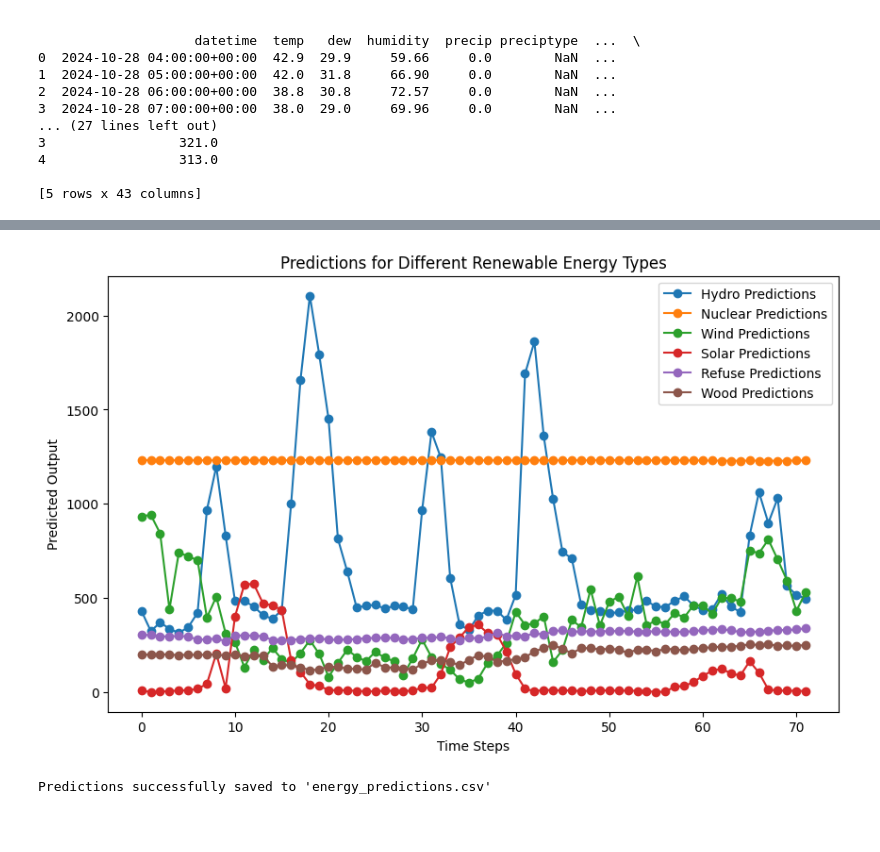
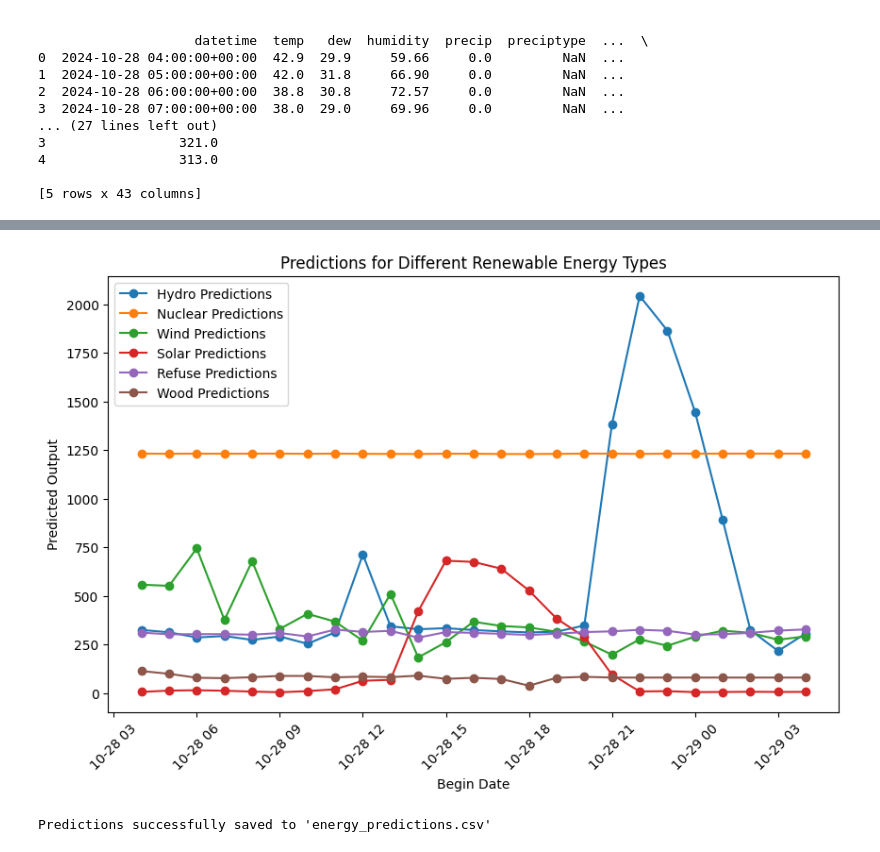
Before and after one commit to MatGBU/sdweblite, a Jupyter notebook: Prototype/Prototype2.ipynb, the cells around one changed output, grey strips where cells are left out. Cells and saved outputs as stored; diff of their text form; code cells hidden in the pictures; blank space fills up the shorter version.

```diff
--- a/Prototype/Prototype2.ipynb
+++ b/Prototype/Prototype2.ipynb
@@ -26,7 +26,7 @@ WARNING:absl:Compiled the loaded model, but the compiled metrics have yet to be
 WARNING:absl:Compiled the loaded model, but the compiled metrics have yet to be built. `model.compile_metrics` will be empty until you train or evaluate the model.
 # %%
 testdata = pd.read_csv('C:/Users/Avishai/Desktop/Senior-project/Ml/getData/outputtestdata.csv')
-trainingdata = pd.read_csv('C:/Users/Avishai/Desktop/Senior-project/Two_Year_Training_Set.csv')
+trainingdata = pd.read_csv('C:/Users/Avishai/Desktop/Senior-project/Ml/getData/combined_fuel_weather_data.csv')
 testdata['Sum'] = testdata['NetLoadMw']
 testdata['BeginDate'] = pd.to_datetime(testdata['BeginDate']).dt.tz_localize(None)
 testdata['Previous_Day'] = testdata['BeginDate'] - pd.Timedelta(days=1)
@@ -100,9 +100,10 @@ combined_data['Hour_of_Day'] = combined_data['BeginDate'].dt.hour
 combined_data['Minute'] = combined_data['BeginDate'].dt.minute
 combined_data['Month'] = combined_data['BeginDate'].dt.month
 combined_data['Year'] = combined_data['BeginDate'].dt.year
+combined_data['WindSpeedCubed'] = combined_data['windspeed'] ** 3
 inputdatahydro = combined_data[['Month','Previous_Day_Hydro','Previous_2Day_Hydro','Sum','Hour_of_Day','Previous_Year_Hydro','solarradiation','Year','precip','humidity','temp','dew','snow','snowdepth','windspeed','sealevelpressure','cloudcover','severerisk']]
 inputdatanuclear = combined_data[['Previous_Day_Nuclear','Month','Previous_2Day_Nuclear','Sum','Hour_of_Day','Previous_Year_Nuclear','solarradiation','Year','precip','humidity','temp','dew','snow','snowdepth','windspeed','sealevelpressure','cloudcover','severerisk']]
-inputdatawind = combined_data[['Month','Year','Previous_Year_Wind','Previous_2Day_Wind','Sum','snowdepth','temp','solarenergy','sealevelpressure', 'humidity','solarenergy','snow', 'precip', 'uvindex', 'cloudcover', 'Previous_Day_Wind','Hour_of_Day','dew','windgust','windspeed','winddir']]
+inputdatawind = combined_data[['WindSpeedCubed','Month','Year','Previous_Year_Wind','Previous_2Day_Wind','Sum','snowdepth','temp','solarenergy','sealevelpressure', 'humidity','solarenergy','snow', 'precip', 'uvindex', 'cloudcover', 'Previous_Day_Wind','Hour_of_Day','dew','windgust','windspeed','winddir']]
 inputdatasolar = combined_data[['Month','Year','Previous_Year_Solar','Previous_2Day_Solar','Sum','temp', 'humidity', 'precip', 'uvindex', 'cloudcover', 'solarradiation','Previous_Day_Solar','solarenergy','Hour_of_Day','dew','dew','snow','snowdepth','windspeed','windgust']]
 inputdatawood = combined_data[['Previous_Day_Wood','Month','Previous_2Day_Wood','Sum','Hour_of_Day','Previous_Year_Wood','solarradiation','Year','precip','humidity','temp','dew','snow','snowdepth','windspeed','sealevelpressure','cloudcover','severerisk']]
 inputdatarefuse = combined_data[['Previous_Day_Wood','Month','Previous_2Day_Wood','Sum','Hour_of_Day','Previous_Year_Wood','solarradiation','Year','precip','humidity','temp','dew','snow','snowdepth','windspeed','sealevelpressure','cloudcover','severerisk']]
@@ -150,33 +147,32 @@ woodpredictions[woodpredictions < 0] = 0
 # %%
 import matplotlib.pyplot as plt
-
-# Sample data
-# Assuming `hydropredictions`, `nuclearpredictions`, `windpredictions`, and `solarpredictions`
-# are lists or pandas Series containing prediction values for each energy type.
 
 # Generate the plots
 plt.figure(figsize=(10, 6))
 
-# Plot each type of prediction
-plt.plot(hydropredictions, label='Hydro Predictions', marker='o')
-plt.plot(nuclearpredictions, label='Nuclear Predictions', marker='o')
-plt.plot(windpredictions, label='Wind Predictions', marker='o')
-plt.plot(solarpredictions, label='Solar Predictions', marker='o')
-plt.plot(refusepredictions, label='Refuse Predictions', marker='o')
-plt.plot(woodpredictions, label='Wood Predictions', marker='o')
+# Plot each type of prediction with 'BeginDate' on the x-axis
+plt.plot(testdata['BeginDate'], hydropredictions, label='Hydro Predictions', marker='o')
+plt.plot(testdata['BeginDate'], nuclearpredictions, label='Nuclear Predictions', marker='o')
+plt.plot(testdata['BeginDate'], windpredictions, label='Wind Predictions', marker='o')
+plt.plot(testdata['BeginDate'], solarpredictions, label='Solar Predictions', marker='o')
+plt.plot(testdata['BeginDate'], refusepredictions, label='Refuse Predictions', marker='o')
+plt.plot(testdata['BeginDate'], woodpredictions, label='Wood Predictions', marker='o')
 
 # Add labels and title
-plt.xlabel('Time Steps')
+plt.xlabel('Begin Date')
 plt.ylabel('Predicted Output')
 plt.title('Predictions for Different Renewable Energy Types')
 
 # Display legend
 plt.legend()
 
+# Rotate x-axis labels for readability if needed
+plt.xticks(rotation=45)
+
 # Show the plot
 plt.show()
 # %% [output]
-[figure, old version]
+[figure, new version]
 # %%
 # Ensure each prediction variable is a 1D array
 hydropredictions = pd.Series(np.array(hydropredictions).ravel())
```
Also changed, not shown: parts of 7 cells of this notebook.
